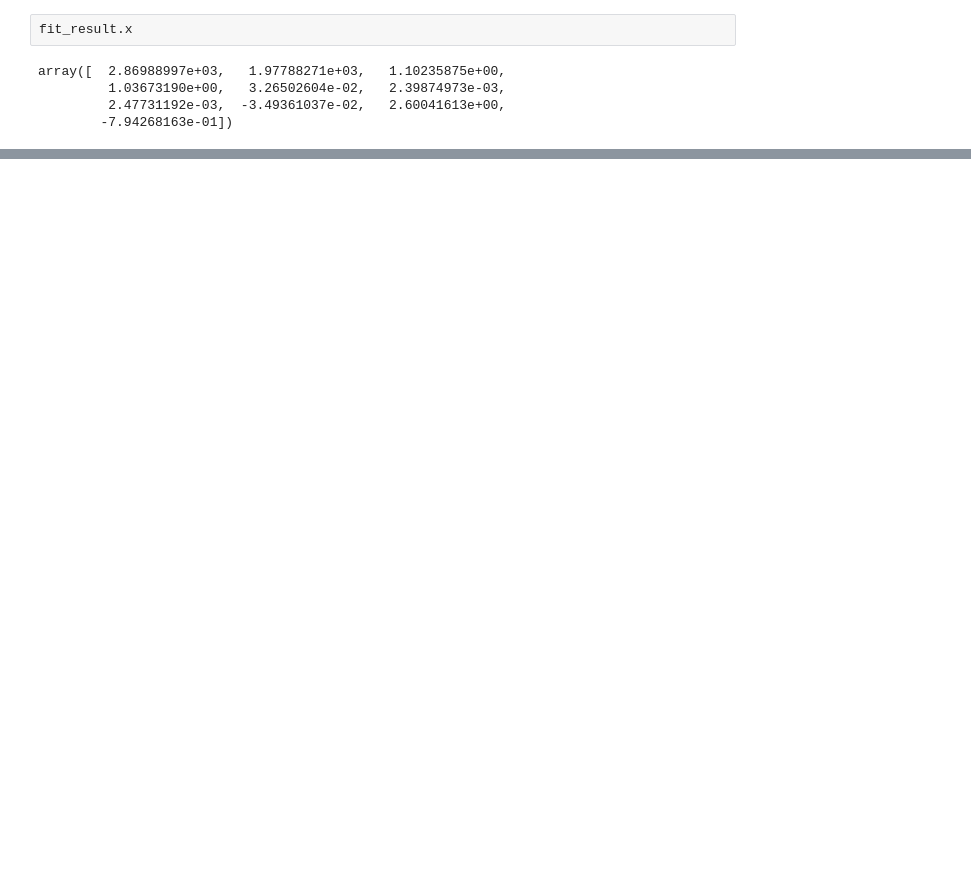
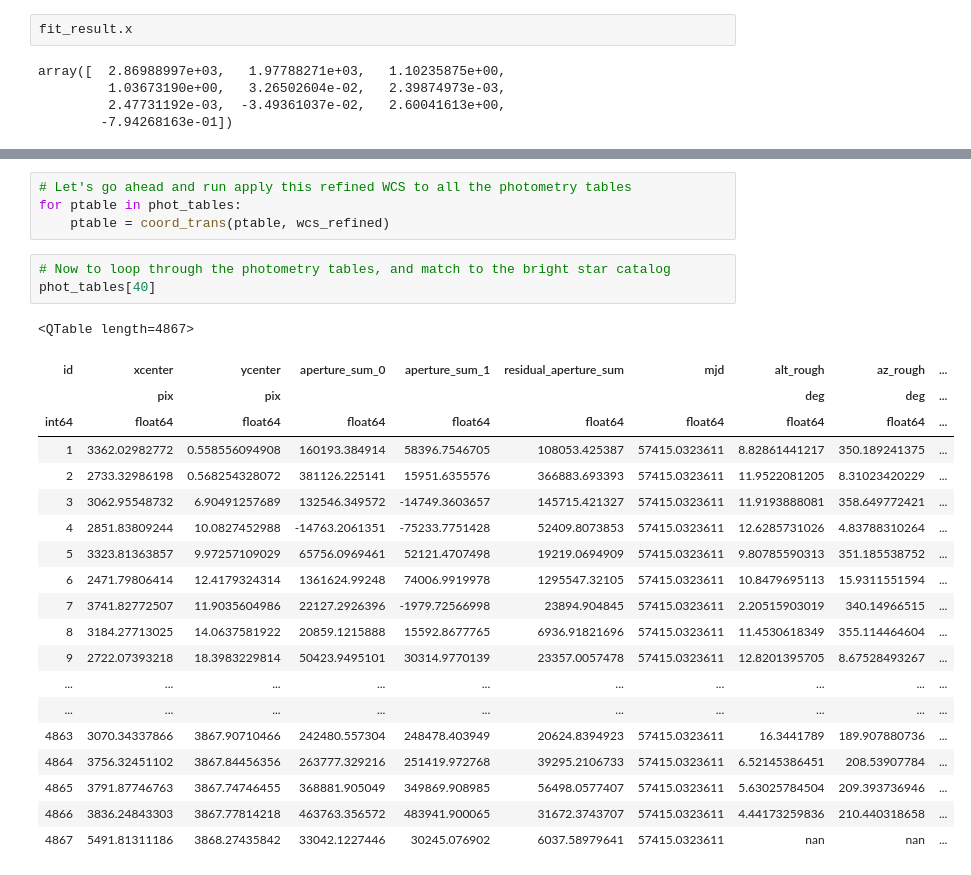
Before and after one commit to lsst/all_sky_phot, a Jupyter notebook: data/viz_night_cat_match.ipynb, the cells around one changed output, grey strips where cells are left out. Drawn from its saved outputs; the diff is of its cells as text; blank space fills up the shorter version.

```diff
--- a/data/viz_night_cat_match.ipynb
+++ b/data/viz_night_cat_match.ipynb
@@ -342,0 +401,28 @@ array([  2.86913575e+03,   1.98715131e+03,   1.10476227e+00,
+# %%
+# Let's go ahead and run apply this refined WCS to all the photometry tables
+for ptable in phot_tables:
+    ptable = coord_trans(ptable, wcs_refined)
+# %%
+# Now to loop through the photometry tables, and match to the bright star catalog
+phot_tables[40]
+# %% [output]
+<QTable length=4867>
+| id | xcenter | ycenter | aperture_sum_0 | aperture_sum_1 | residual_aperture_sum | mjd | alt_rough | az_rough | ... |
+|  | pix | pix |  |  |  |  | deg | deg | ... |
+| int64 | float64 | float64 | float64 | float64 | float64 | float64 | float64 | float64 | ... |
+| 1 | 3362.02982772 | 0.558556094908 | 160193.384914 | 58396.7546705 | 108053.425387 | 57415.0323611 | 8.82861441217 | 350.189241375 | ... |
+| 2 | 2733.32986198 | 0.568254328072 | 381126.225141 | 15951.6355576 | 366883.693393 | 57415.0323611 | 11.9522081205 | 8.31023420229 | ... |
+| 3 | 3062.95548732 | 6.90491257689 | 132546.349572 | -14749.3603657 | 145715.421327 | 57415.0323611 | 11.9193888081 | 358.649772421 | ... |
+| 4 | 2851.83809244 | 10.0827452988 | -14763.2061351 | -75233.7751428 | 52409.8073853 | 57415.0323611 | 12.6285731026 | 4.83788310264 | ... |
+| 5 | 3323.81363857 | 9.97257109029 | 65756.0969461 | 52121.4707498 | 19219.0694909 | 57415.0323611 | 9.80785590313 | 351.185538752 | ... |
+| 6 | 2471.79806414 | 12.4179324314 | 1361624.99248 | 74006.9919978 | 1295547.32105 | 57415.0323611 | 10.8479695113 | 15.9311551594 | ... |
+| 7 | 3741.82772507 | 11.9035604986 | 22127.2926396 | -1979.72566998 | 23894.904845 | 57415.0323611 | 2.20515903019 | 340.14966515 | ... |
+| 8 | 3184.27713025 | 14.0637581922 | 20859.1215888 | 15592.8677765 | 6936.91821696 | 57415.0323611 | 11.4530618349 | 355.114464604 | ... |
+| 9 | 2722.07393218 | 18.3983229814 | 50423.9495101 | 30314.9770139 | 23357.0057478 | 57415.0323611 | 12.8201395705 | 8.67528493267 | ... |
+| ... | ... | ... | ... | ... | ... | ... | ... | ... | ... |
+| ... | ... | ... | ... | ... | ... | ... | ... | ... | ... |
+| 4863 | 3070.34337866 | 3867.90710466 | 242480.557304 | 248478.403949 | 20624.8394923 | 57415.0323611 | 16.3441789 | 189.907880736 | ... |
+| 4864 | 3756.32451102 | 3867.84456356 | 263777.329216 | 251419.972768 | 39295.2106733 | 57415.0323611 | 6.52145386451 | 208.53907784 | ... |
+| 4865 | 3791.87746763 | 3867.74746455 | 368881.905049 | 349869.908985 | 56498.0577407 | 57415.0323611 | 5.63025784504 | 209.393736946 | ... |
+| 4866 | 3836.24843303 | 3867.77814218 | 463763.356572 | 483941.900065 | 31672.3743707 | 57415.0323611 | 4.44173259836 | 210.440318658 | ... |
+| 4867 | 5491.81311186 | 3868.27435842 | 33042.1227446 | 30245.076902 | 6037.58979641 | 57415.0323611 | nan | nan | ... |
```
Also changed, not shown: parts of 13 cells of this notebook, 1 other file.
